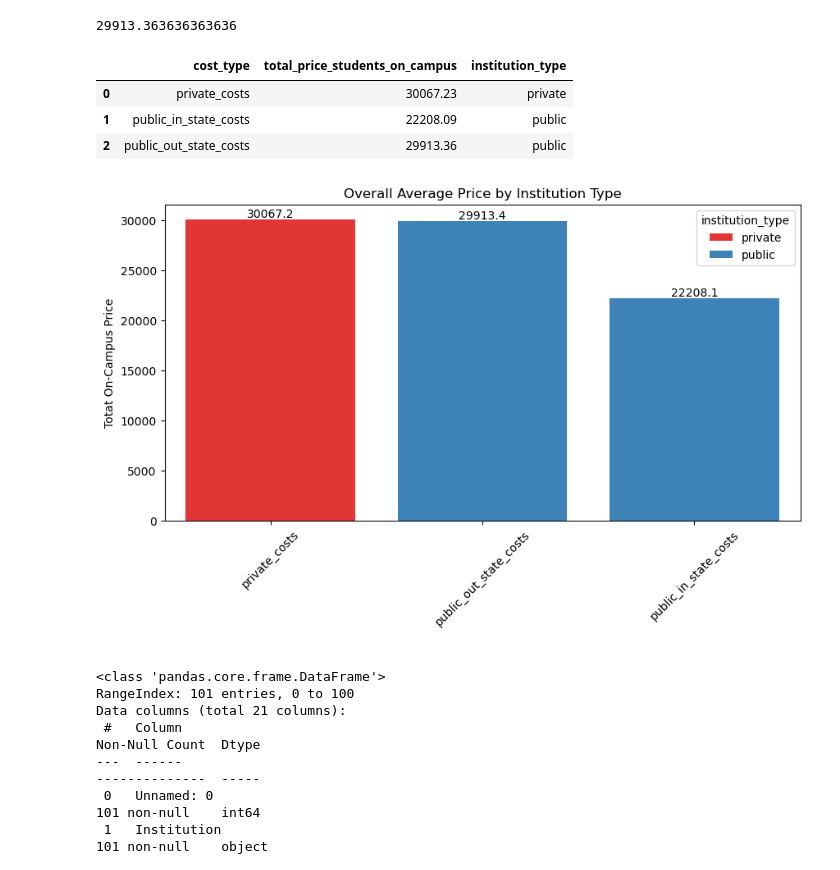
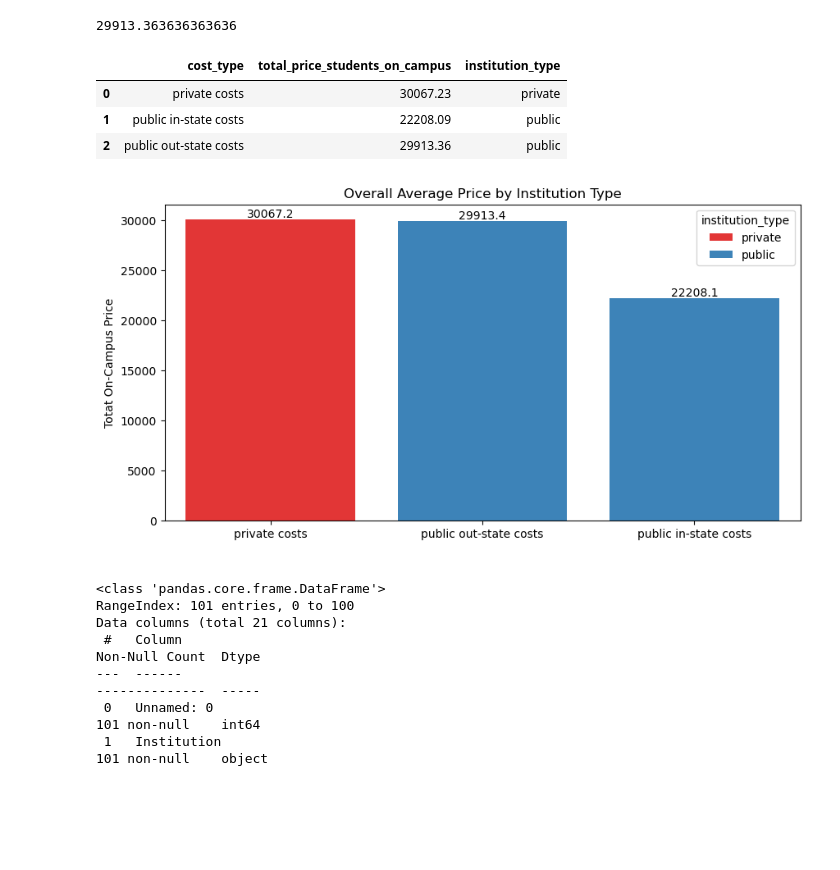
Before and after one commit to mhm516/HBCU_Analysis_Capstone, a Jupyter notebook: notebook/school_stats.ipynb, the cells around one changed output. Cells and saved outputs as stored; diff of their text form; code cells hidden in the pictures; blank space fills up the shorter version.

Commit message:
all visuals loaded

```diff
--- a/notebook/school_stats.ipynb
+++ b/notebook/school_stats.ipynb
@@ -986,34 +991,35 @@ pub_out_state_costs
 # %% [output]
 29913.363636363636
 # %%
-costs = [['private_costs', 30067.23, 'private'], ['public_in_state_costs', 22208.09, 'public'], ['public_out_state_costs', 29913.36, 'public']]
+costs = [['private costs', 30067.23, 'private'], ['public in-state costs', 22208.09, 'public'], ['public out-state costs', 29913.36, 'public']]
 
 # Create the pandas DataFrame
 costs_df = pd.DataFrame(costs, columns=['cost_type', 'total_price_students_on_campus', 'institution_type'])
 costs_df
 # %% [output]
 |  | cost_type | total_price_students_on_campus | institution_type |
-| 0 | private_costs | 30067.23 | private |
-| 1 | public_in_state_costs | 22208.09 | public |
-| 2 | public_out_state_costs | 29913.36 | public |
+| 0 | private costs | 30067.23 | private |
+| 1 | public in-state costs | 22208.09 | public |
+| 2 | public out-state costs | 29913.36 | public |
 # %%
 pub_priv_colors2 = {
     'private': '#FF1919',
     'public': '#2986cc'
 }
 plt.figure(figsize=(10,5))
 costs_df= costs_df.sort_values('total_price_students_on_campus', ascending=False)
 ax= sns.barplot(costs_df, x="cost_type", y="total_price_students_on_campus", hue='institution_type',
                palette =pub_priv_colors2,  dodge=False)
 ax.set_title('Overall Average Price by Institution Type')
-#ax.bar_label(ax.containers[1], fontsize=8);
+
 for i in ax.containers:
     ax.bar_label(i,)
-plt.xticks(rotation=45, ha='center')
+
+plt.xticks( ha='center')
 ax.set(xlabel=' ',ylabel='Totat On-Campus Price')
 plt.savefig('../maps/pricing1.png',bbox_inches='tight',dpi=300)
 # %% [output]
-[figure, old version]
+[figure, new version]
 # %%
 aid_by_school
 desig_aid= pd.merge(private_public , aid_by_school, left_on='Unnamed: 0', right_on='UnitID')
```
Also changed, not shown: parts of 13 cells of this notebook.
